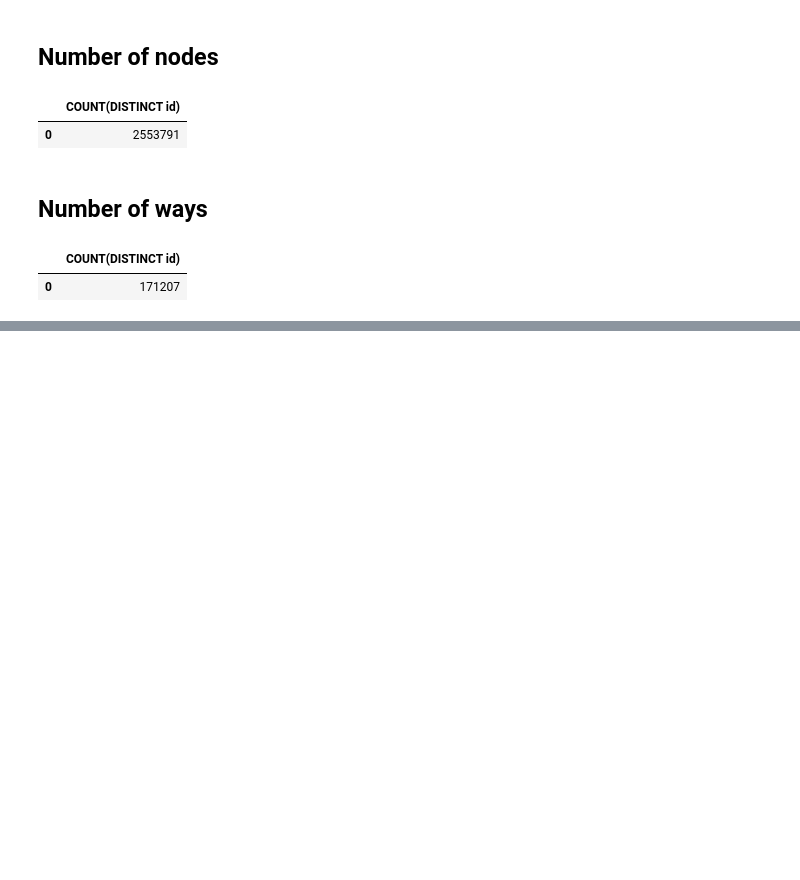
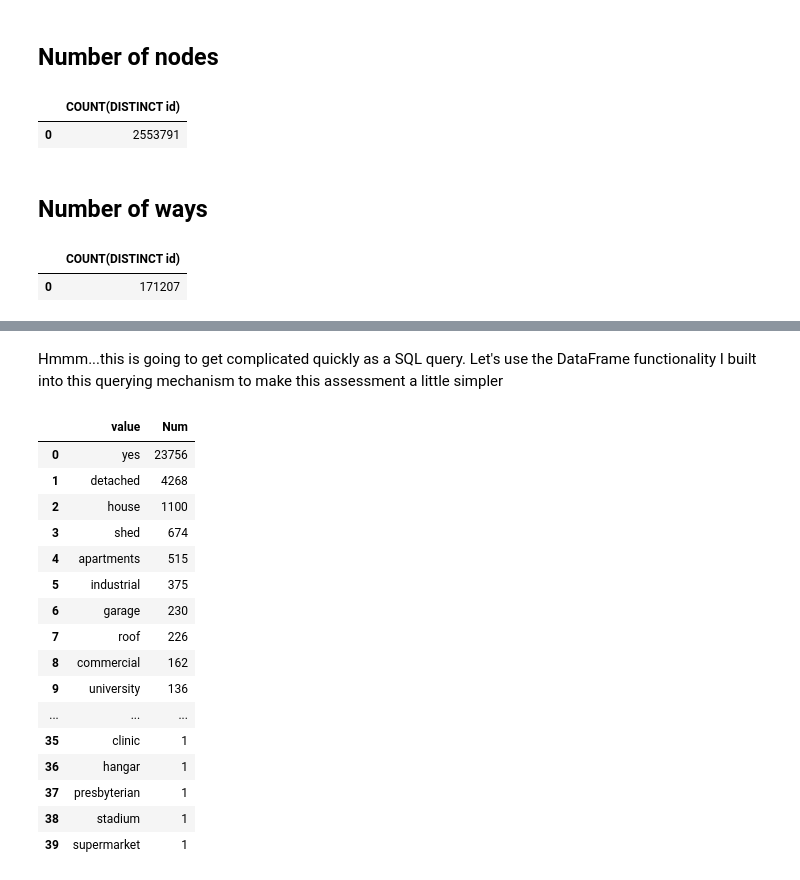
Before and after one commit to emigre459/P2-WrangleOSM, a Jupyter notebook: OpenStreetMap Wrangling - West Virginia.ipynb, the cells around one changed output, grey strips where cells are left out. Drawn from its saved outputs; the diff is of its cells as text; code cells hidden in the pictures; blank space fills up the shorter version.

```diff
--- a/OpenStreetMap Wrangling - West Virginia.ipynb
+++ b/OpenStreetMap Wrangling - West Virginia.ipynb
@@ -325,0 +402,50 @@ The next time you work on this, you need to do the following (in order):
+# %% [markdown]
+Hmmm...this is going to get complicated quickly as a SQL query. Let's use the DataFrame functionality I built into this querying mechanism to make this assessment a little simpler
+# %%
+residential_landuse_values = ['residential', 'village_green', 'recreation_ground', 'allotments']
+
+residential_building_values = ['apartments', 'farm', 'house', 'detached', 'residential', 'dormitory', 'houseboat',
+                              'bungalow', 'static_caravan', 'cabin']
+
+
+commercial_landuse_values = ['commercial', 'depot', 'industrial', 'landfill', 'orchard', 'plant_nursery', 'port',
+                            'quarry', 'retail']
+
+commercial_building_values = ['hotel', 'commercial', 'industrial', 'retail', 'warehouse', 'kiosk', 'hospital',
+                             'stadium']
+
+
+landuse_query = ["SELECT value, COUNT(*) as Num",
+              "FROM (SELECT key, value FROM nodes_tags UNION ALL SELECT key, value FROM ways_tags)",
+             "WHERE key = 'landuse'",
+             "GROUP BY value",
+             "ORDER BY Num DESC"]
+
+building_query = ["SELECT value, COUNT(*) as Num",
+              "FROM (SELECT key, value FROM nodes_tags UNION ALL SELECT key, value FROM ways_tags)",
+             "WHERE key = 'building'",
+             "GROUP BY value",
+             "ORDER BY Num DESC"]
+
+landuse_df = db.run_query(landuse_query, "SW_WV_OSM.db")
+building_df = db.run_query(building_query, "SW_WV_OSM.db")
+# %%
+building_df
+# %% [output]
+|  | value | Num |
+| 0 | yes | 23756 |
+| 1 | detached | 4268 |
+| 2 | house | 1100 |
+| 3 | shed | 674 |
+| 4 | apartments | 515 |
+| 5 | industrial | 375 |
+| 6 | garage | 230 |
+| 7 | roof | 226 |
+| 8 | commercial | 162 |
+| 9 | university | 136 |
+| ... | ... | ... |
+| 35 | clinic | 1 |
+| 36 | hangar | 1 |
+| 37 | presbyterian | 1 |
+| 38 | stadium | 1 |
+| 39 | supermarket | 1 |
```
Also changed, not shown: parts of 25 cells of this notebook, 2 other files.
